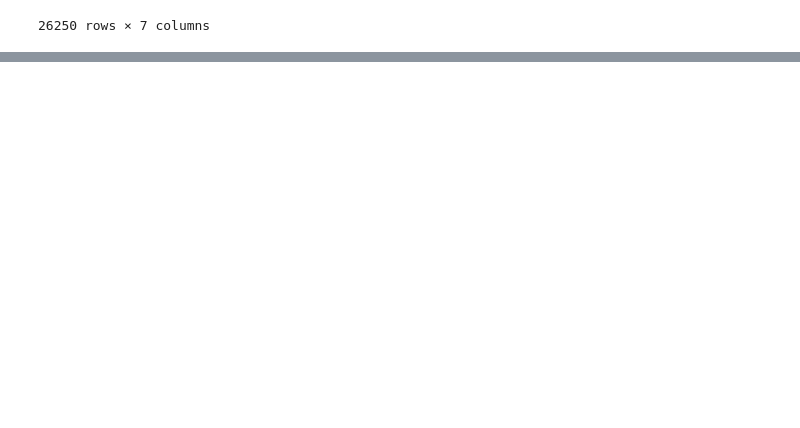
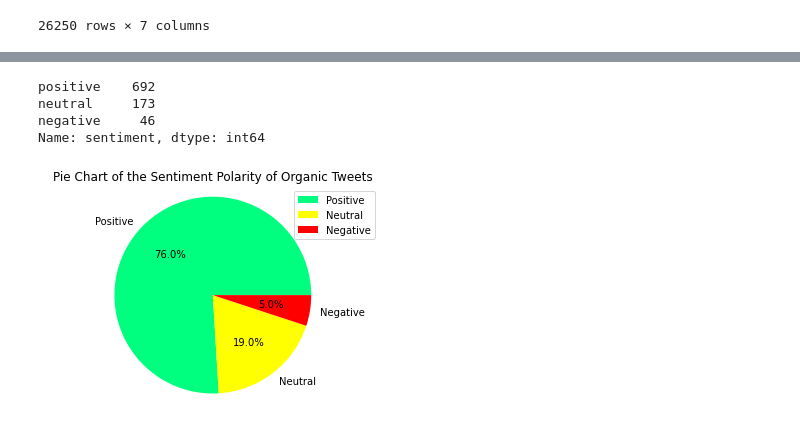
Before and after one commit to falshrawr/sentiment-analysis-and-social-network-analysis, a Jupyter notebook: Social Network Analysis & Sentiment analysis (Vader)-checkpoint.ipynb, the cells around one changed output, grey strips where cells are left out. Cells and saved outputs as stored; diff of their text form; code cells hidden in the pictures; blank space fills up the shorter version.

```diff
--- a/Social Network Analysis & Sentiment analysis (Vader)-checkpoint.ipynb
+++ b/Social Network Analysis & Sentiment analysis (Vader)-checkpoint.ipynb
@@ -453,0 +243,18 @@ app.large_clique_size(G)
+# %%
+organic.sentiment.value_counts()
+# %% [output]
+positive    692
+neutral     173
+negative     46
+Name: sentiment, dtype: int64
+# %%
+colors = ['springgreen','yellow','red']
+labels = ['Positive','Neutral','Negative']
+sizes = organic.sentiment.value_counts()
+plt.pie(sizes, colors=colors, labels=labels, autopct='%1.1f%%') # autopct='%1.1f%%' gives you percentages printed in every slice.
+plt.axis('equal')  # Ensures that pie is drawn as a circle.
+plt.legend(loc='upper right')
+plt.title('Pie Chart of the Sentiment Polarity of Organic Tweets')
+plt.show()
+# %% [output]
+[figure, added]
```
Also changed, not shown: parts of 55 cells of this notebook.
